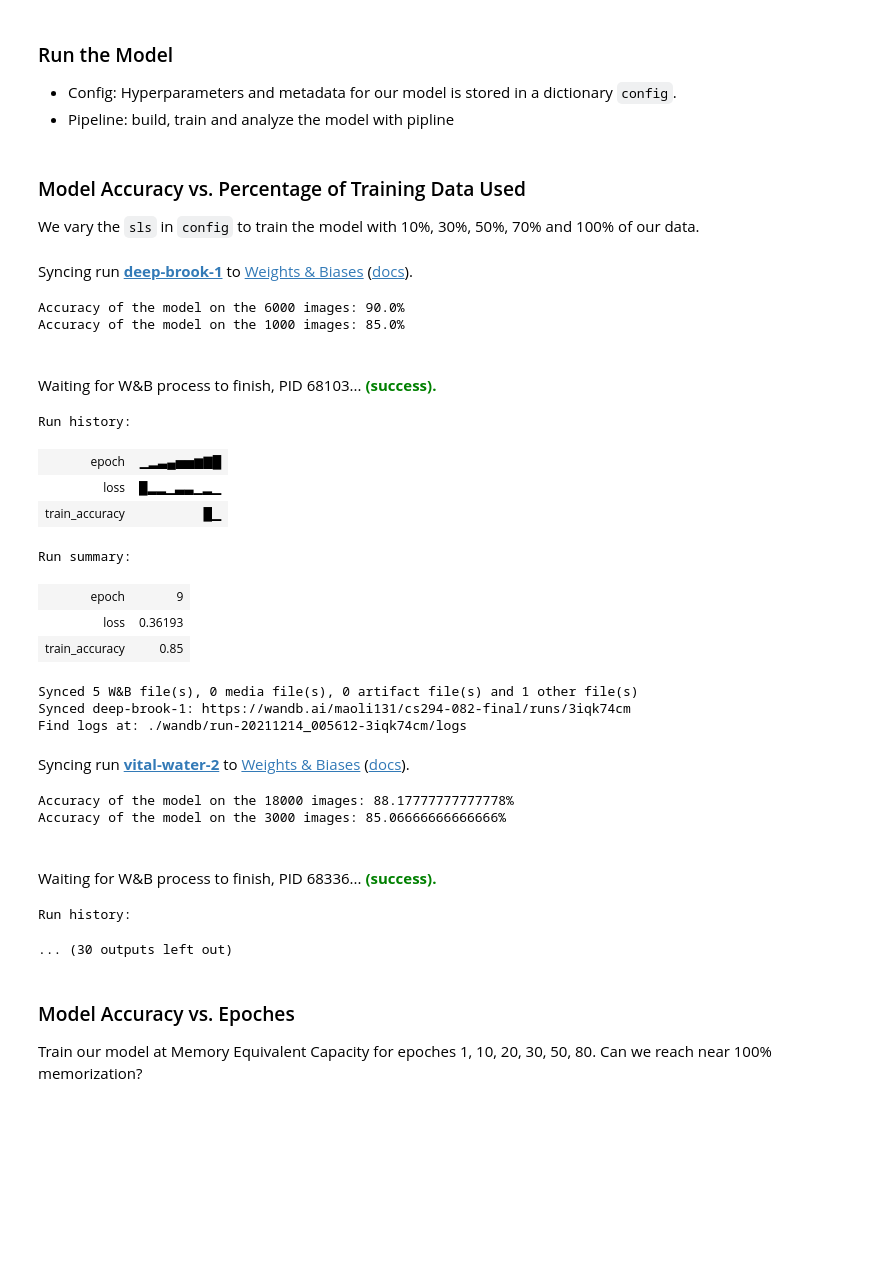
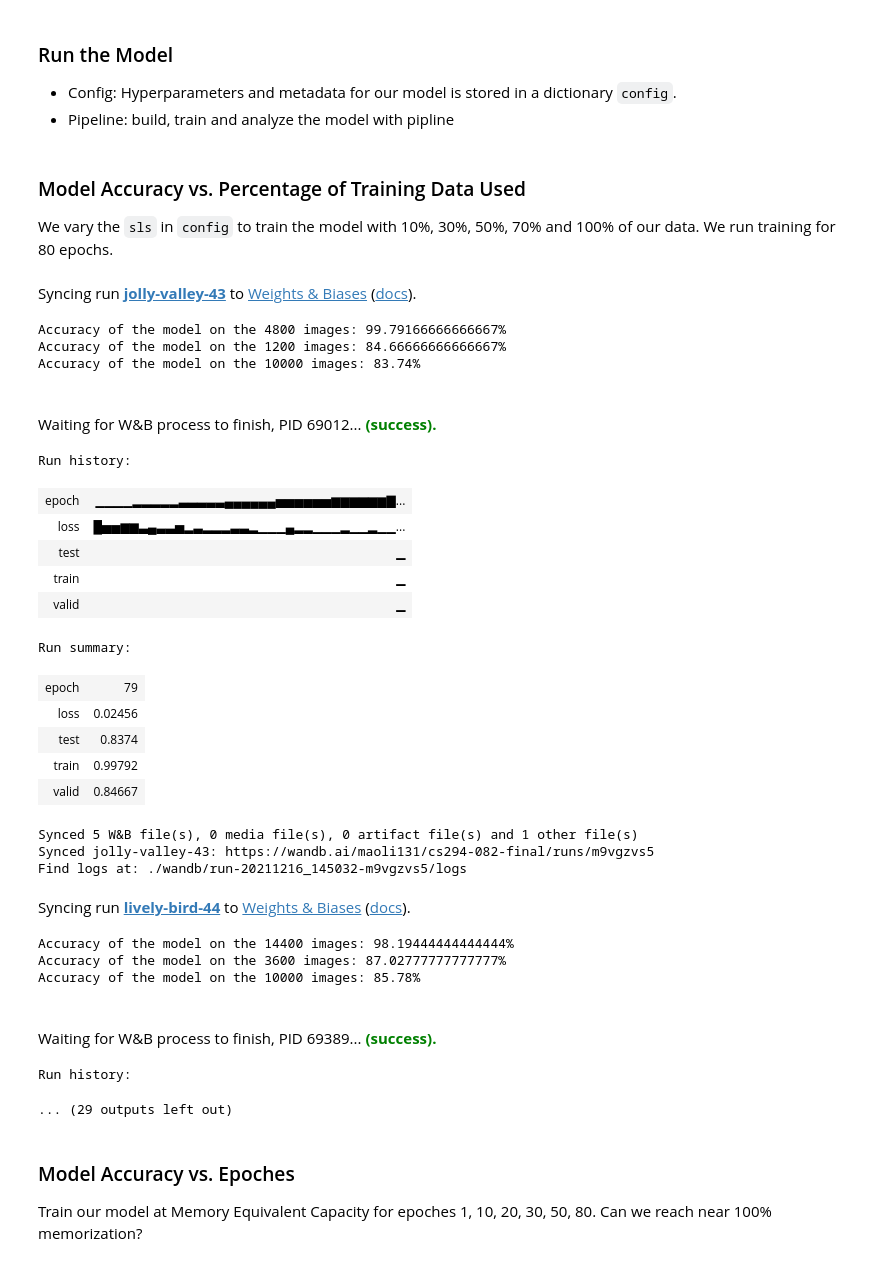
Before and after one commit to maoli131/experimental-design, a Jupyter notebook: MLP-FashionMNIST.ipynb, the cells around one changed output. Cells and saved outputs as stored; diff of their text form; code cells hidden in the pictures; blank space fills up the shorter version.

```diff
--- a/MLP-FashionMNIST.ipynb
+++ b/MLP-FashionMNIST.ipynb
@@ -170,8 +176,6 @@ def test(model, test_loader):
         print(f"Accuracy of the model on the {total} " +
               f"images: {100 * correct / total}%")
 
-        wandb.log({"train_accuracy": correct / total})
-
     # Save the model in the exchangeable ONNX format
     torch.onnx.export(model, images, "model.onnx")
     wandb.save("model.onnx")
@@ -218,17 +231,26 @@ def model_pipeline(hyperparameters):
         config = wandb.config
 
         # make the model, data, and optimization problem
-        model, train_loader, test_loader_train, test_loader_test, criterion, optimizer = make(config)
+        model, train_loader, valid_loader, test_loader, criterion, optimizer = make(config)
         #print(model)
 
         # and use them to train the model
         train(model, train_loader, criterion, optimizer, config)
 
-        # and test its final performance
-        tr_acc = test(model, test_loader_train)
-        te_acc = test(model, test_loader_test)
+        # and test its final performance on train/validation/test data
+        tr_acc = test(model, train_loader)
+        va_acc = test(model, valid_loader)
+        te_acc = test(model, test_loader)
 
-    return model, tr_acc, te_acc
+        acc = {
+            "train": tr_acc,
+            "valid": va_acc,
+            "test": te_acc
+        }
+
+        wandb.log(acc)
+
+    return model, acc
 # %% [markdown]
 ### Run the Model
 
@@ -237,60 +259,70 @@ def model_pipeline(hyperparameters):
 # %% [markdown]
 ### Model Accuracy vs. Percentage of Training Data Used
 
-We vary the `sls` in `config` to train the model with 10%, 30%, 50%, 70% and 100% of our data.
+We vary the `sls` in `config` to train the model with 10%, 30%, 50%, 70% and 100% of our data. We run training for 80 epochs.
 # %%
 # configurations
 config = dict(
-    epochs=10,
+    epochs=80,
     classes=10,
     kernels=[256, 128, 128],
     batch_size=64,
     learning_rate=0.001,
-    sls = 0.1,
+    sls = 1,
     dataset="Fashion-MNIST",
     architecture="MLP"
 )
 
 # Build, train and analyze the model with the pipeline
 portions = [0.1, 0.3, 0.5, 0.7, 1]
 train_acc_list = []
+valid_acc_list = []
 test_acc_list = []
 for sls in portions:
     config['sls'] = sls
-    model, tr_acc, te_acc = model_pipeline(config)
-    train_acc_list.append(tr_acc)
-    test_acc_list.append(te_acc)
+    model, acc = model_pipeline(config)
+    train_acc_list.append(acc['train'])
+    valid_acc_list.append(acc['valid'])
+    test_acc_list.append(acc['test'])
 
 # Visualize the results
 plt.title("Accuracy vs. % Training Data Used")
 plt.xlabel("% Training Data Used")
 plt.ylabel("Accuracy")
 sns.scatterplot(x=portions, y=train_acc_list)
 sns.lineplot(x=portions, y=train_acc_list, label="train accuracy")
+sns.scatterplot(x=portions, y=valid_acc_list)
+sns.lineplot(x=portions, y=valid_acc_list, label="valid accuracy")
 sns.scatterplot(x=portions, y=test_acc_list)
 sns.lineplot(x=portions, y=test_acc_list, label="test accuracy");
 # %% [output]
-Syncing run deep-brook-1 to Weights & Biases (docs).
+Syncing run jolly-valley-43 to Weights & Biases (docs).
-Accuracy of the model on the 6000 images: 90.0%
-Accuracy of the model on the 1000 images: 85.0%
+Accuracy of the model on the 4800 images: 99.79166666666667%
+Accuracy of the model on the 1200 images: 84.66666666666667%
+Accuracy of the model on the 10000 images: 83.74%
-Waiting for W&B process to finish, PID 68103... (success).
+Waiting for W&B process to finish, PID 69012... (success).
 Run history:
-| epoch | ▁▂▃▄▅▅▆▇█ |
-| loss | █▂▂▁▃▃▁▂▁ |
-| train_accuracy | █▁ |
+| epoch | ▁▁▁▁▂▂▂▂▂▃▃▃▃▃▄▄▄▄▄▄▅▅▅▅▅▅▆▆▆▆▆▆▇... |
+| loss | █▅▅▆▆▃▄▃▃▅▂▃▂▂▂▃▃▂▁▁▁▄▂▂▁▁▁▂▁▁▂▁▁... |
+| test | ▁ |
+| train | ▁ |
+| valid | ▁ |
 Run summary:
-| epoch | 9 |
-| loss | 0.36193 |
-| train_accuracy | 0.85 |
+| epoch | 79 |
+| loss | 0.02456 |
+| test | 0.8374 |
+| train | 0.99792 |
+| valid | 0.84667 |
 Synced 5 W&B file(s), 0 media file(s), 0 artifact file(s) and 1 other file(s)
-Synced deep-brook-1: https://wandb.ai/maoli131/cs294-082-final/runs/3iqk74cm
-Find logs at: ./wandb/run-20211214_005612-3iqk74cm/logs
+Synced jolly-valley-43: https://wandb.ai/maoli131/cs294-082-final/runs/m9vgzvs5
+Find logs at: ./wandb/run-20211216_145032-m9vgzvs5/logs
-Syncing run vital-water-2 to Weights & Biases (docs).
+Syncing run lively-bird-44 to Weights & Biases (docs).
-Accuracy of the model on the 18000 images: 88.17777777777778%
-Accuracy of the model on the 3000 images: 85.06666666666666%
+Accuracy of the model on the 14400 images: 98.19444444444444%
+Accuracy of the model on the 3600 images: 87.02777777777777%
+Accuracy of the model on the 10000 images: 85.78%
-Waiting for W&B process to finish, PID 68336... (success).
+Waiting for W&B process to finish, PID 69389... (success).
 Run history:
-... (30 outputs left out)
+... (29 outputs left out)
 # %% [markdown]
 ### Model Accuracy vs. Epoches
 
```
Also changed, not shown: parts of 7 cells of this notebook, 1 other file.
